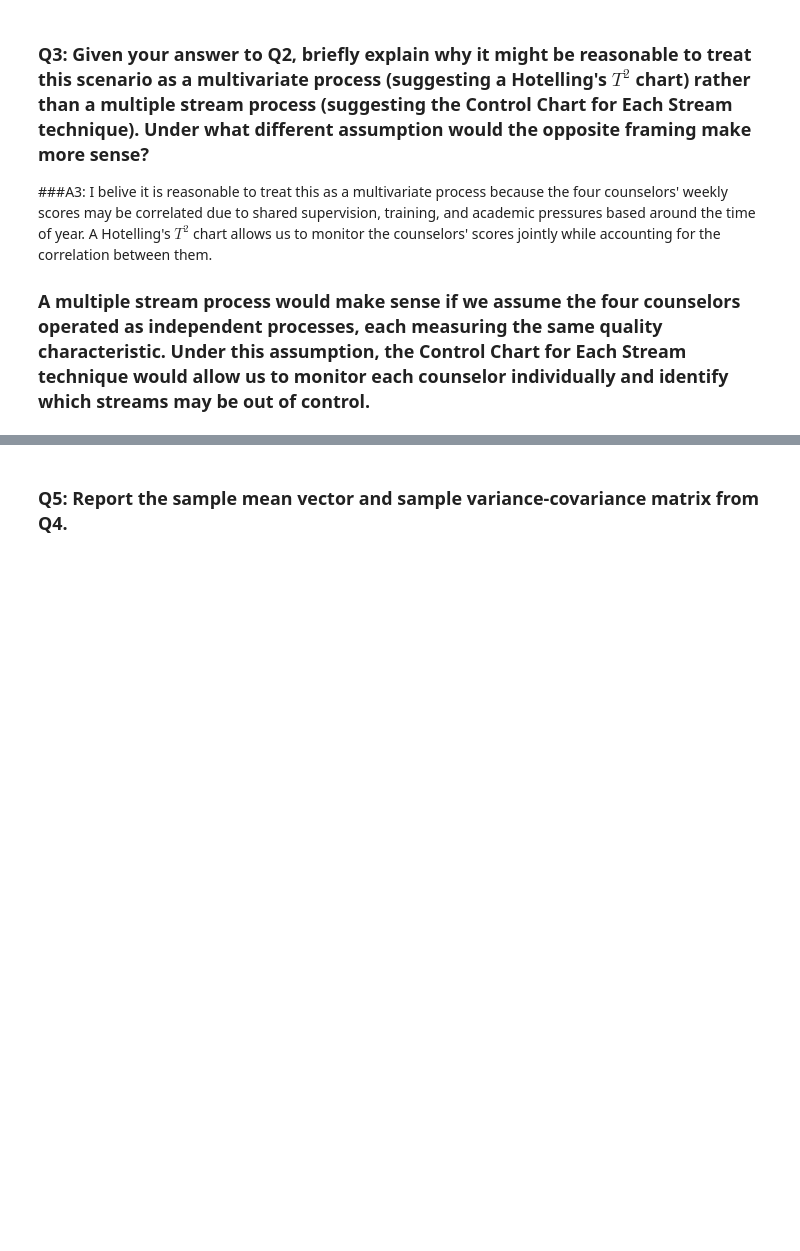
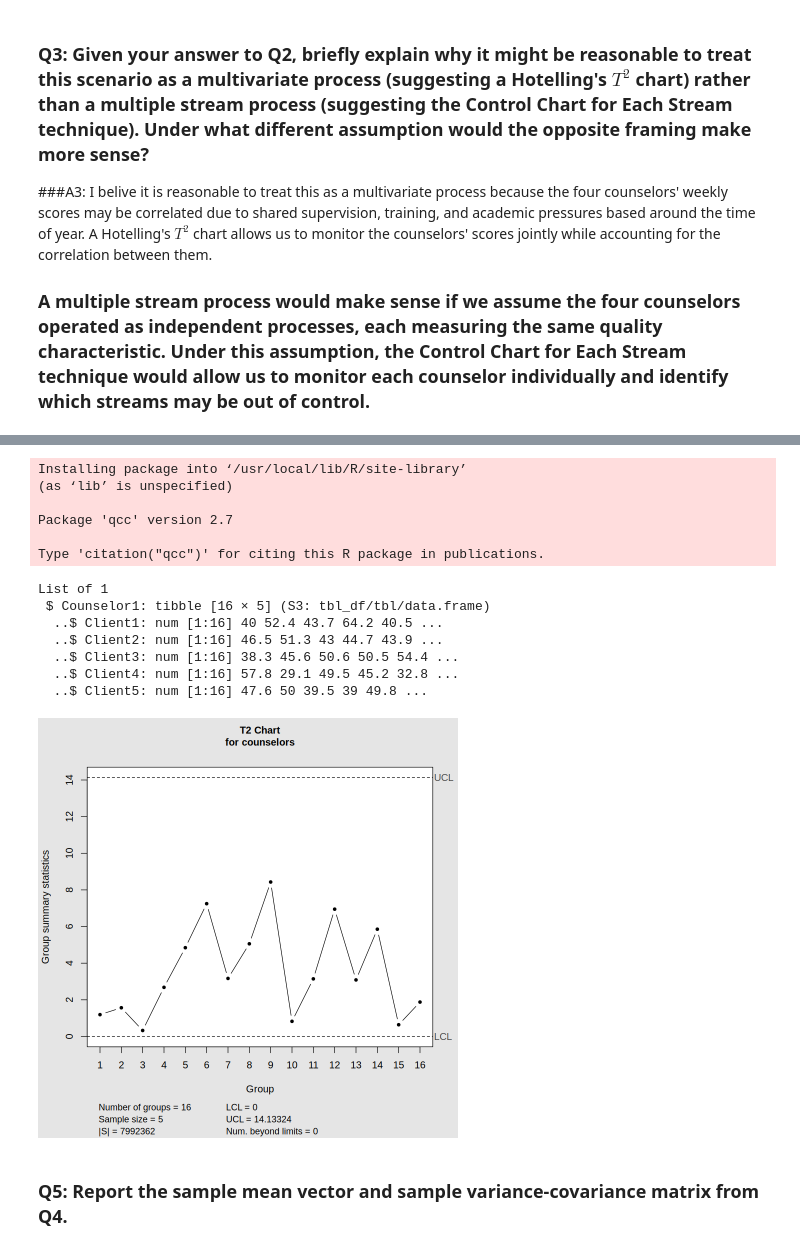
Before and after one commit to garrettspringsted/STAT-7110-Quality-Control, a Jupyter notebook: Assignments/HW4/STAT-7110-HW4.ipynb, the cells around one changed output, grey strips where cells are left out. Saved outputs shown, nothing was run; the diff lists cells and outputs as text; code cells hidden in the pictures; blank space fills up the shorter version.

```diff
--- a/Assignments/HW4/STAT-7110-HW4.ipynb
+++ b/Assignments/HW4/STAT-7110-HW4.ipynb
@@ -80,5 +82,42 @@ list.files()
 # %%
 ## Q4 Code ##
+install.packages("qcc", repos = "https://cloud.r-project.org")
+library(readxl)
+library(dplyr)
+library(qcc)
+#Read in Phase 1 Counselling Data as List#
+
+#Sheet Names#
+sheetnames<- excel_sheets("Counselling_PhaseI.xlsx")
+counselors<- lapply(sheetnames, FUN=function(x){
+    d<- read_xlsx("Counselling_PhaseI.xlsx", sheet=x) %>%
+    dplyr::select(-Week)
+
+    return(d)
+})
+
+names(counselors) <-paste("Counselor", 1:4, sep="")
+
+counselors["Counselor1"] |> glimpse()
+
+## mqcc to Plot Chart ##
+
+t2 <- mqcc(counselors, type = 'T2')
+# %% [output]
+Installing package into ‘/usr/local/lib/R/site-library’
+(as ‘lib’ is unspecified)
+
+Package 'qcc' version 2.7
+
+Type 'citation("qcc")' for citing this R package in publications.
+List of 1
+ $ Counselor1: tibble [16 × 5] (S3: tbl_df/tbl/data.frame)
+  ..$ Client1: num [1:16] 40 52.4 43.7 64.2 40.5 ...
+  ..$ Client2: num [1:16] 46.5 51.3 43 44.7 43.9 ...
+  ..$ Client3: num [1:16] 38.3 45.6 50.6 50.5 54.4 ...
+  ..$ Client4: num [1:16] 57.8 29.1 49.5 45.2 32.8 ...
+  ..$ Client5: num [1:16] 47.6 50 39.5 39 49.8 ...
+[figure, added]
 # %% [markdown]
 ### Q5: Report the sample mean vector and sample variance-covariance matrix from Q4.
 # %%
```
Also changed, not shown: parts of 4 cells of this notebook.
